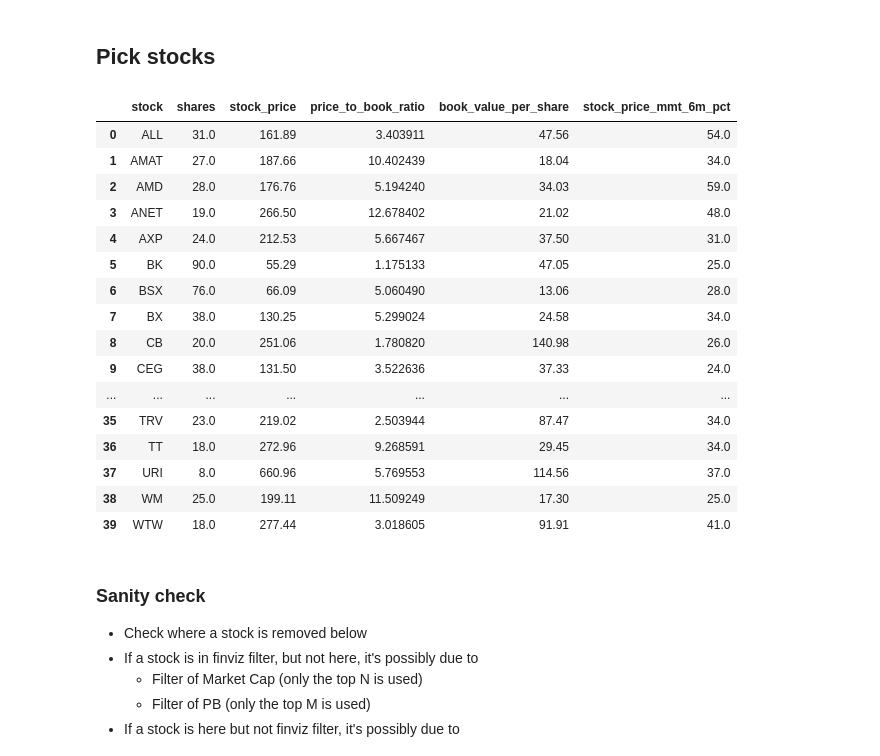
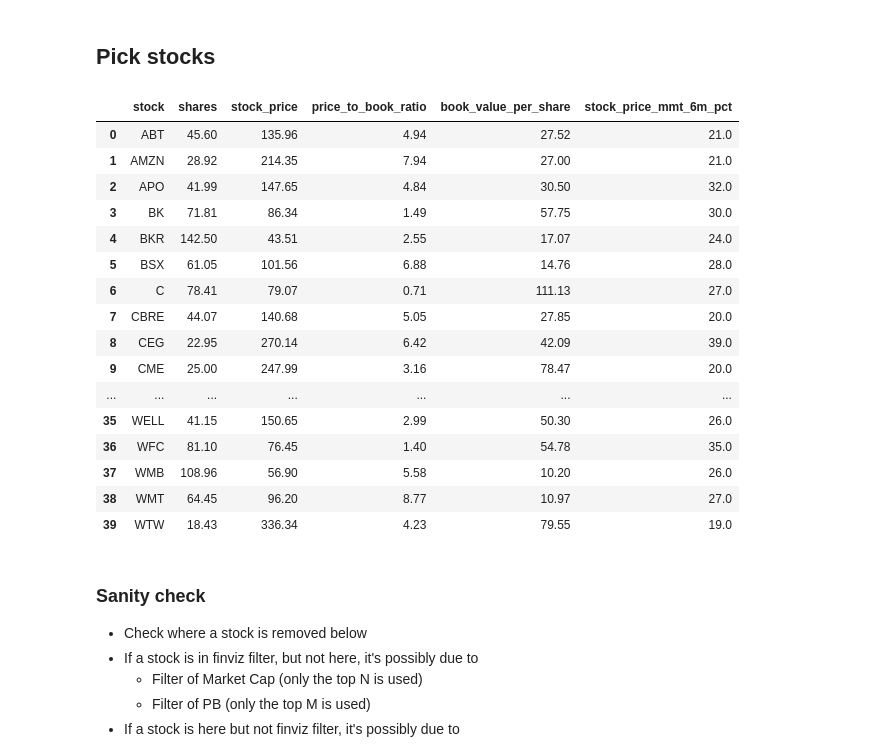
Before and after one commit to yuwei2341/stocks, a Jupyter notebook: magic_new_api.ipynb, the cells around one changed output. Cells and saved outputs as stored; diff of their text form; code cells hidden in the pictures.

Commit message:
magic 2025 done

```diff
--- a/magic_new_api.ipynb
+++ b/magic_new_api.ipynb
@@ -193,7 +211,7 @@ Saving...
 ## Get price momentum
 # %%
 df_p_history = pd.read_csv(file_name["price"])
-df_p_history["date"] = pd.to_datetime(df_p_history["date"])
+df_p_history["date"] = pd.to_datetime(df_p_history.date.str[0:10])
 
 ## Remove stocks that didn't last until the recent
 dt_cutoff = pd.to_datetime(DATE_CUTOFF)
@@ -336,6 +390,10 @@ LIMIT 1000;
 # %%
-# Read downloaded .csv from the website above
-df_bv = pd.read_csv(bv_file_name)
+df_bv = df_bv0.copy()
+df_bv['book_value_per_share'] = df_bv['book_value_per_share'].astype(float)
+
+# Get BV of the latest quarter
+df_bv['latest'] = df_bv.groupby('stock')['date'].transform('max')
+df_bv = df_bv[df_bv.date == df_bv.latest].drop('latest', axis=1)
 df_stock_sub = get_quarter(df_bv)
 df_stock_sub = df_stock_sub.drop(['DATE', 'dayofyear', ], axis=1).sort_values(['date', 'stock'])
 
@@ -348,12 +406,18 @@ df_stock_sub = df_stock_sub.drop(['DATE', 'dayofyear', ], axis=1).sort_values(['
 # df_stock_sub = df_stock_sub[~df_stock_sub.stock.isin(stocks_sub_neg)]
 # print(f'{df_stock_sub.stock.nunique()} stocks remained after filtering by neg BV')
 
-## Get data for the quarter needed
-df_pb_history = df_stock_sub
-df_pb_quarter = (df_pb_history[df_pb_history.index.str.endswith(QUARTER_BV)][['date', 'book_value_per_share', 'stock', 'year']]
+## Get data for the quarter needed - obsolete
+# df_pb_history = df_stock_sub
+# df_pb_quarter = (df_pb_history[df_pb_history.index.str.endswith(QUARTER_BV)][['date', 'book_value_per_share', 'stock', 'year']]
+#                      .reset_index(drop=True)
+#                      .rename({'year': 'year_prev'}, axis=1)
+#                 )
+
+df_pb_quarter = (df_stock_sub[['date', 'book_value_per_share', 'stock', 'year']]
                      .reset_index(drop=True)
                      .rename({'year': 'year_prev'}, axis=1)
                 )
+
 # Filter out non-positive BV
 df_pb_quarter = df_pb_quarter[df_pb_quarter['book_value_per_share'] > 0]
 
@@ -386,45 +450,53 @@ I only filled data for the last quarter for prediction only
 # %% [markdown]
 ## Merge Data
 # %%
-df_p_pb = pd.merge(df_p_history_mmt[['stock', 'year_prev', 'date', 'close',
-                                     'year', 'stock_price_mmt_6m']],
+# Original code compatible for backtest
+# df_p_pb = pd.merge(df_p_history_mmt[['stock', 'year_prev', 'date', 'close',
+#                                      'year', 'stock_price_mmt_6m']],
+#                    df_pb_quarter,
+#                    on=['stock', 'year_prev'],
+#                    suffixes=['', '_pb'])\
+#             .rename({'close': 'stock_price'}, axis=1)\
+#             .drop(['year_prev'], axis=1)
+
+df_p_pb = pd.merge(df_top_by_mmt[['stock', 'date', 'close', 'year', 'stock_price_mmt_6m']],
                    df_pb_quarter,
-                   on=['stock', 'year_prev'],
+                   on=['stock'],
                    suffixes=['', '_pb'])\
             .rename({'close': 'stock_price'}, axis=1)\
             .drop(['year_prev'], axis=1)
-
 df_p_pb['price_to_book_ratio'] = df_p_pb['stock_price'] / df_p_pb['book_value_per_share']
 # %% [markdown]
 ## Pick stocks
 # %%
 stocks_invested = pick_stocks(df_p_pb,
                               cash_to_invest=TOTAL_CASH,
                               n_stocks=N_STOCKS,
                               mmt_var=MMT_VAR,
                              )
-stocks_invested['shares'] = stocks_invested['shares'].round()
+stocks_invested = stocks_invested.round(2)
 stocks_invested.sort_values('stock').reset_index(drop=True)
 
-# https://finviz.com/screener.ashx?v=150&f=idx_sp500,ta_perf_26w20o&ft=4&o=pb
+# Copy to magic_stocks.xlsx
+# Compare with https://finviz.com/screener.ashx?v=150&f=idx_sp500,ta_perf_26w20o&ft=4&o=pb
 # %% [output]
 |  | stock | shares | stock_price | price_to_book_ratio | book_value_per_share | stock_price_mmt_6m_pct |
-| 0 | ALL | 31.0 | 161.89 | 3.403911 | 47.56 | 54.0 |
-| 1 | AMAT | 27.0 | 187.66 | 10.402439 | 18.04 | 34.0 |
-| 2 | AMD | 28.0 | 176.76 | 5.194240 | 34.03 | 59.0 |
-| 3 | ANET | 19.0 | 266.50 | 12.678402 | 21.02 | 48.0 |
-| 4 | AXP | 24.0 | 212.53 | 5.667467 | 37.50 | 31.0 |
-| 5 | BK | 90.0 | 55.29 | 1.175133 | 47.05 | 25.0 |
-| 6 | BSX | 76.0 | 66.09 | 5.060490 | 13.06 | 28.0 |
-| 7 | BX | 38.0 | 130.25 | 5.299024 | 24.58 | 34.0 |
-| 8 | CB | 20.0 | 251.06 | 1.780820 | 140.98 | 26.0 |
-| 9 | CEG | 38.0 | 131.50 | 3.522636 | 37.33 | 24.0 |
+| 0 | ABT | 45.60 | 135.96 | 4.94 | 27.52 | 21.0 |
+| 1 | AMZN | 28.92 | 214.35 | 7.94 | 27.00 | 21.0 |
+| 2 | APO | 41.99 | 147.65 | 4.84 | 30.50 | 32.0 |
+| 3 | BK | 71.81 | 86.34 | 1.49 | 57.75 | 30.0 |
+| 4 | BKR | 142.50 | 43.51 | 2.55 | 17.07 | 24.0 |
+| 5 | BSX | 61.05 | 101.56 | 6.88 | 14.76 | 28.0 |
+| 6 | C | 78.41 | 79.07 | 0.71 | 111.13 | 27.0 |
+| 7 | CBRE | 44.07 | 140.68 | 5.05 | 27.85 | 20.0 |
+| 8 | CEG | 22.95 | 270.14 | 6.42 | 42.09 | 39.0 |
+| 9 | CME | 25.00 | 247.99 | 3.16 | 78.47 | 20.0 |
 | ... | ... | ... | ... | ... | ... | ... |
-| 35 | TRV | 23.0 | 219.02 | 2.503944 | 87.47 | 34.0 |
-| 36 | TT | 18.0 | 272.96 | 9.268591 | 29.45 | 34.0 |
-| 37 | URI | 8.0 | 660.96 | 5.769553 | 114.56 | 37.0 |
-| 38 | WM | 25.0 | 199.11 | 11.509249 | 17.30 | 25.0 |
-| 39 | WTW | 18.0 | 277.44 | 3.018605 | 91.91 | 41.0 |
+| 35 | WELL | 41.15 | 150.65 | 2.99 | 50.30 | 26.0 |
+| 36 | WFC | 81.10 | 76.45 | 1.40 | 54.78 | 35.0 |
+| 37 | WMB | 108.96 | 56.90 | 5.58 | 10.20 | 26.0 |
+| 38 | WMT | 64.45 | 96.20 | 8.77 | 10.97 | 27.0 |
+| 39 | WTW | 18.43 | 336.34 | 4.23 | 79.55 | 19.0 |
 # %% [markdown]
 ### Sanity check
 - Check where a stock is removed below
```
Also changed, not shown: parts of 13 cells of this notebook, 2 other files.
